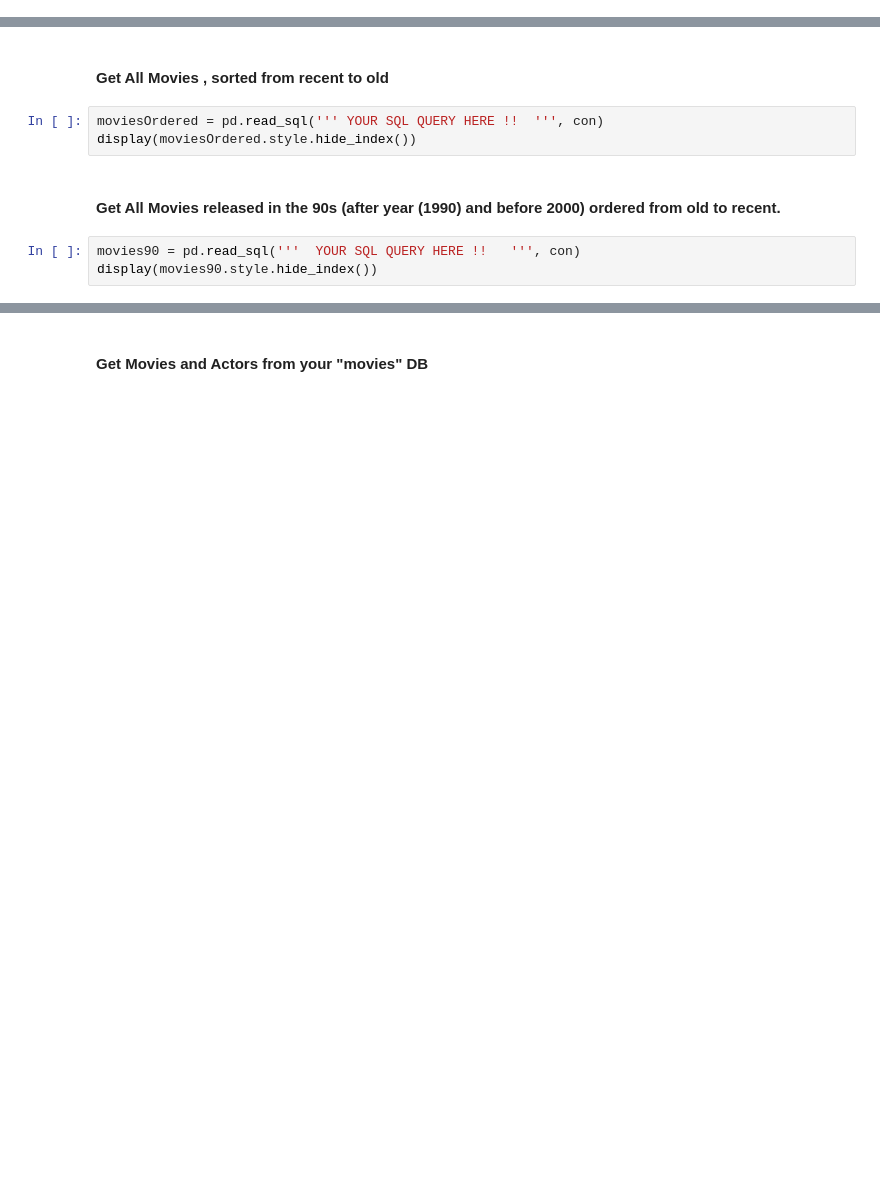
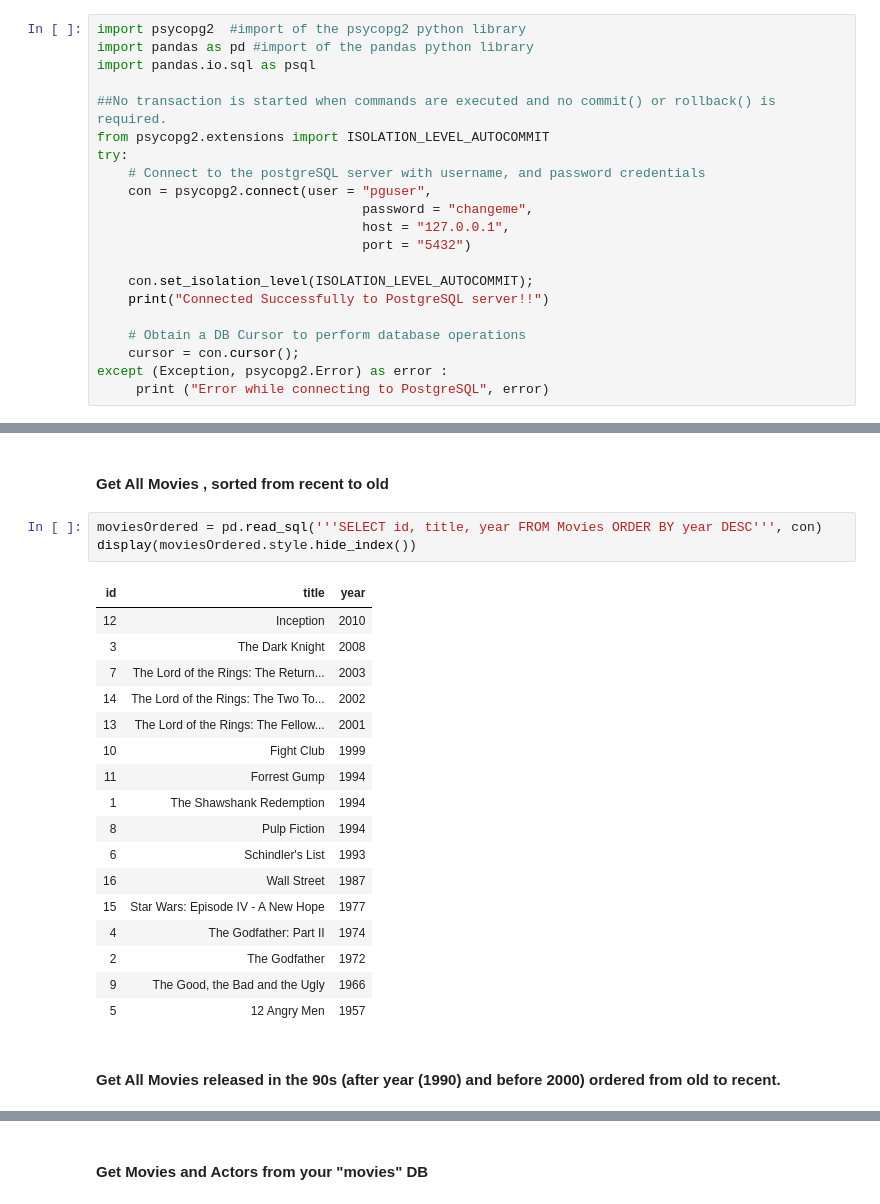
Before and after one commit to haicheviet/dataeng-course-1, a Jupyter notebook: homework_postgres/PostgreSQL-Students.ipynb, the cells around one changed output, grey strips where cells are left out. Saved outputs shown, nothing was run; the diff lists cells and outputs as text; blank space fills up the shorter version.

```diff
--- a/homework_postgres/PostgreSQL-Students.ipynb
+++ b/homework_postgres/PostgreSQL-Students.ipynb
@@ -829,2 +829,23 @@ Database 'MovieDB' Created Successfully!
 # %% [markdown]
 #### Creating  the Movie Table
+# %%
+import psycopg2  #import of the psycopg2 python library
+import pandas as pd #import of the pandas python library
+import pandas.io.sql as psql
+
+##No transaction is started when commands are executed and no commit() or rollback() is required.
+from psycopg2.extensions import ISOLATION_LEVEL_AUTOCOMMIT
+try:
+    # Connect to the postgreSQL server with username, and password credentials
+    con = psycopg2.connect(user = "pguser",
+                                  password = "changeme",
+                                  host = "127.0.0.1",
+                                  port = "5432")
+
+    con.set_isolation_level(ISOLATION_LEVEL_AUTOCOMMIT);
+    print("Connected Successfully to PostgreSQL server!!")
+
+    # Obtain a DB Cursor to perform database operations
+    cursor = con.cursor();
+except (Exception, psycopg2.Error) as error :
+     print ("Error while connecting to PostgreSQL", error)
@@ -921,10 +1046,25 @@ LINE 1: YOUR SQL QUERY HERE !!
 # %% [markdown]
 #### Get All Movies , sorted from recent to old
 # %%
-moviesOrdered = pd.read_sql(''' YOUR SQL QUERY HERE !!  ''', con)
+moviesOrdered = pd.read_sql('''SELECT id, title, year FROM Movies ORDER BY year DESC''', con)
 display(moviesOrdered.style.hide_index())
+# %% [output]
+| id | title | year |
+| 12 | Inception | 2010 |
+| 3 | The Dark Knight | 2008 |
+| 7 | The Lord of the Rings: The Return... | 2003 |
+| 14 | The Lord of the Rings: The Two To... | 2002 |
+| 13 | The Lord of the Rings: The Fellow... | 2001 |
+| 10 | Fight Club | 1999 |
+| 11 | Forrest Gump | 1994 |
+| 1 | The Shawshank Redemption | 1994 |
+| 8 | Pulp Fiction | 1994 |
+| 6 | Schindler's List | 1993 |
+| 16 | Wall Street | 1987 |
+| 15 | Star Wars: Episode IV - A New Hope | 1977 |
+| 4 | The Godfather: Part II | 1974 |
+| 2 | The Godfather | 1972 |
+| 9 | The Good, the Bad and the Ugly | 1966 |
+| 5 | 12 Angry Men | 1957 |
 # %% [markdown]
 #### Get All Movies released in the 90s (after year (1990) and before 2000) ordered from old to recent.
-# %%
-movies90 = pd.read_sql('''  YOUR SQL QUERY HERE !!   ''', con)
-display(movies90.style.hide_index())
```
Also changed, not shown: parts of 34 cells of this notebook, 3 other files.
